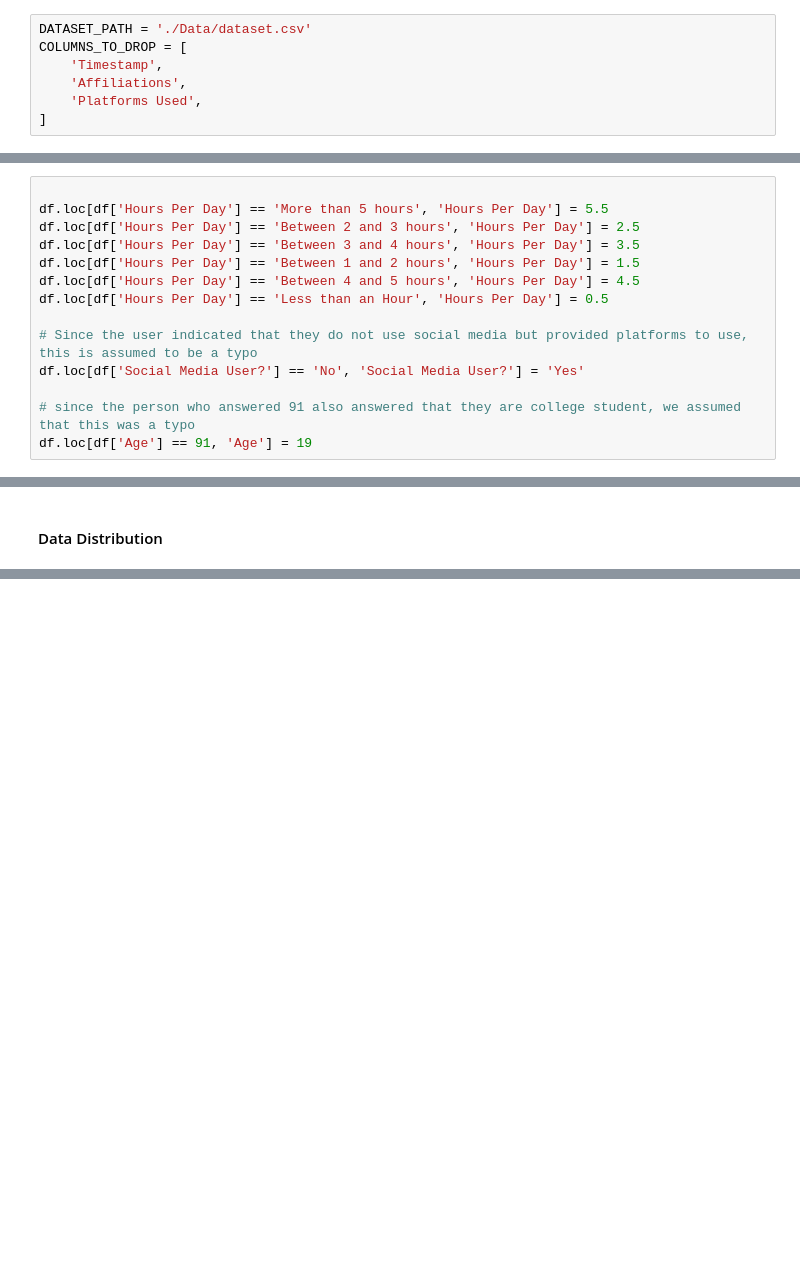
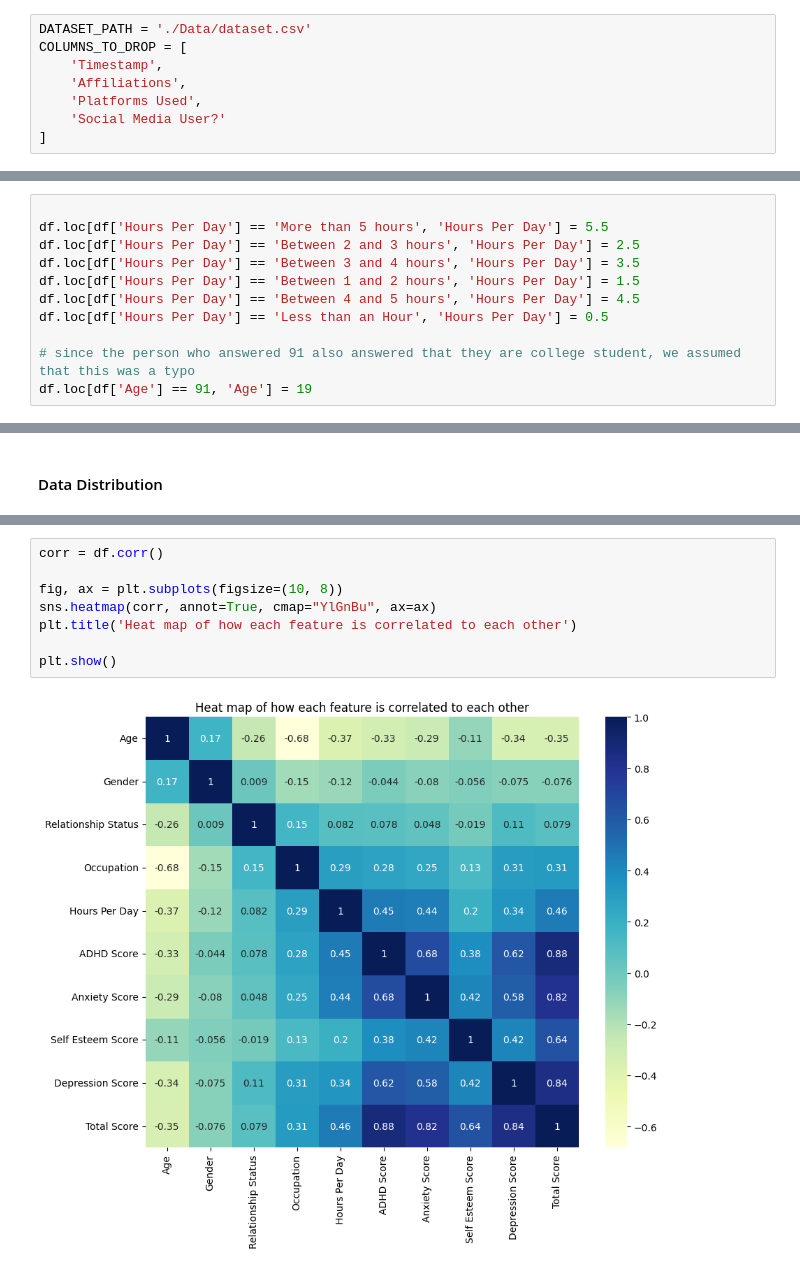
Before and after one commit to Hiroki120301/Social-Media-Addiction-Predictor, a Jupyter notebook: final_project.ipynb, the cells around one changed output, grey strips where cells are left out. Cells and saved outputs as stored; diff of their text form; blank space fills up the shorter version.

```diff
--- a/final_project.ipynb
+++ b/final_project.ipynb
@@ -11,6 +13,7 @@ COLUMNS_TO_DROP = [
     'Timestamp',
     'Affiliations',
     'Platforms Used',
+    'Social Media User?'
 ]
 # %% [markdown]
 ### Data Cleaning
@@ -90,9 +93,6 @@ df.loc[df['Hours Per Day'] == 'Between 1 and 2 hours', 'Hours Per Day'] = 1.5
 df.loc[df['Hours Per Day'] == 'Between 4 and 5 hours', 'Hours Per Day'] = 4.5
 df.loc[df['Hours Per Day'] == 'Less than an Hour', 'Hours Per Day'] = 0.5
 
-# Since the user indicated that they do not use social media but provided platforms to use, this is assumed to be a typo
-df.loc[df['Social Media User?'] == 'No', 'Social Media User?'] = 'Yes'
-
 # since the person who answered 91 also answered that they are college student, we assumed that this was a typo
 df.loc[df['Age'] == 91, 'Age'] = 19
 # %% [markdown]
@@ -143,0 +170,10 @@ array([[<Axes: title={'center': 'Age'}>,
+# %%
+corr = df.corr()
+
+fig, ax = plt.subplots(figsize=(10, 8))
+sns.heatmap(corr, annot=True, cmap="YlGnBu", ax=ax)
+plt.title('Heat map of how each feature is correlated to each other')
+
+plt.show()
+# %% [output]
+[figure, added]
```
Also changed, not shown: parts of 4 cells of this notebook, 1 other file.
